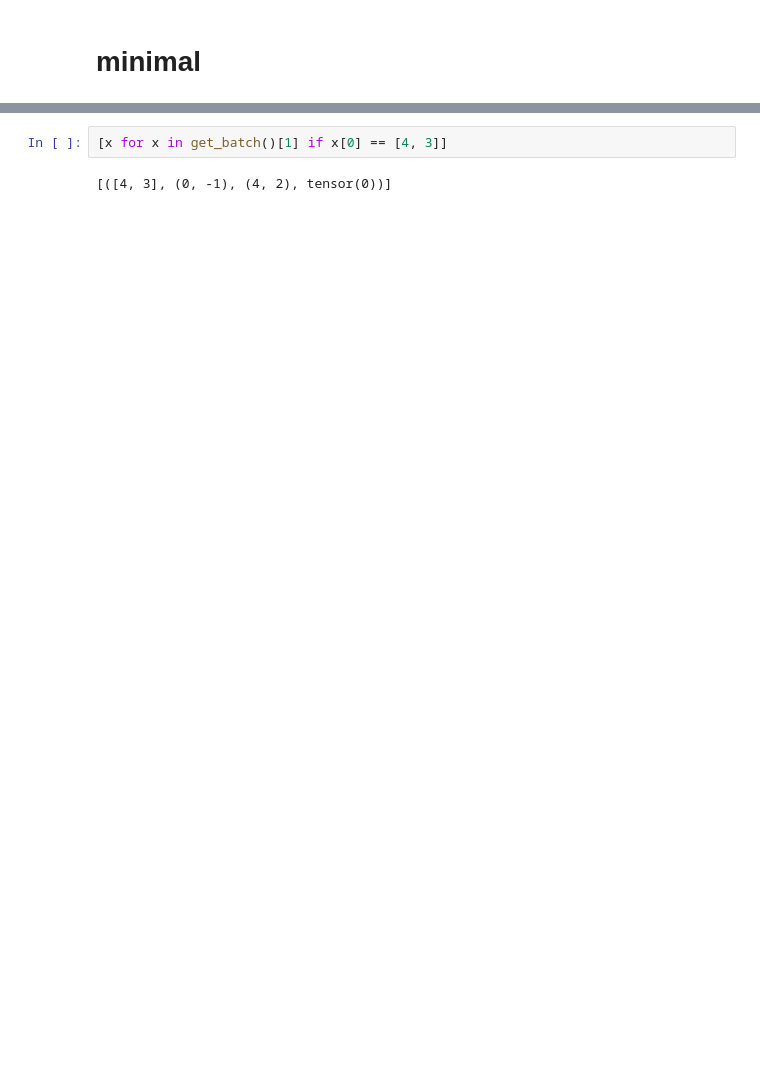
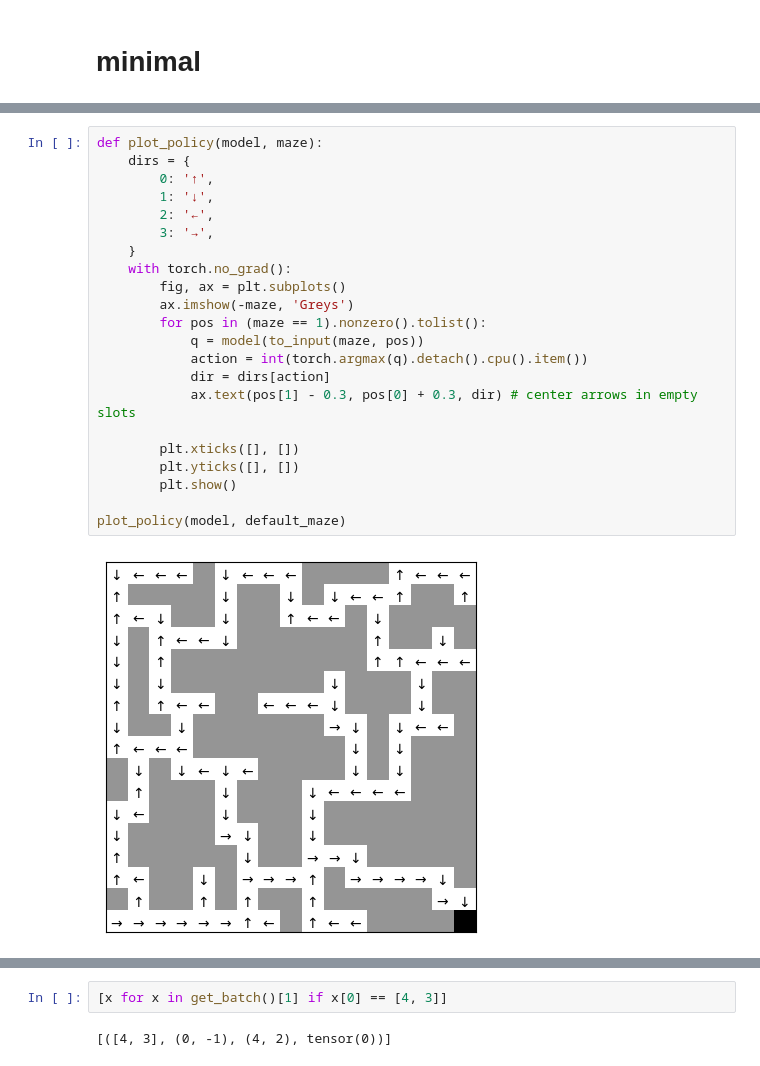
Before and after one commit to peluche/rl, a Jupyter notebook: q-learning_maze.ipynb, the cells around one changed output, grey strips where cells are left out. Saved outputs shown, nothing was run; the diff lists cells and outputs as text; blank space fills up the shorter version.

Commit message:
visualize policy

```diff
--- a/q-learning_maze.ipynb
+++ b/q-learning_maze.ipynb
@@ -307,0 +414,24 @@ WIN
+# %%
+def plot_policy(model, maze):
+    dirs = {
+        0: '↑',
+        1: '↓',
+        2: '←',
+        3: '→',
+    }
+    with torch.no_grad():
+        fig, ax = plt.subplots()
+        ax.imshow(-maze, 'Greys')
+        for pos in (maze == 1).nonzero().tolist():
+            q = model(to_input(maze, pos))
+            action = int(torch.argmax(q).detach().cpu().item())
+            dir = dirs[action]
+            ax.text(pos[1] - 0.3, pos[0] + 0.3, dir) # center arrows in empty slots
+
+        plt.xticks([], [])
+        plt.yticks([], [])
+        plt.show()
+
+plot_policy(model, default_maze)
+# %% [output]
+[figure, added]
```
Also changed, not shown: parts of 9 cells of this notebook.
